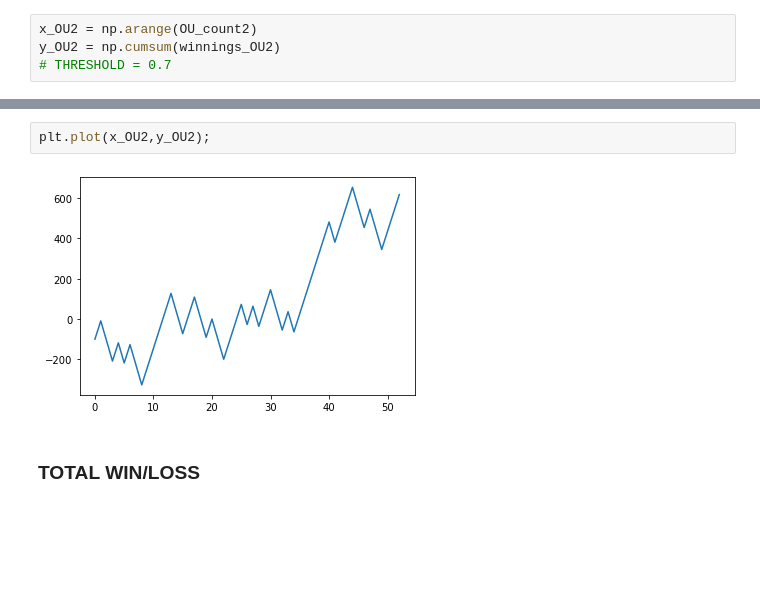
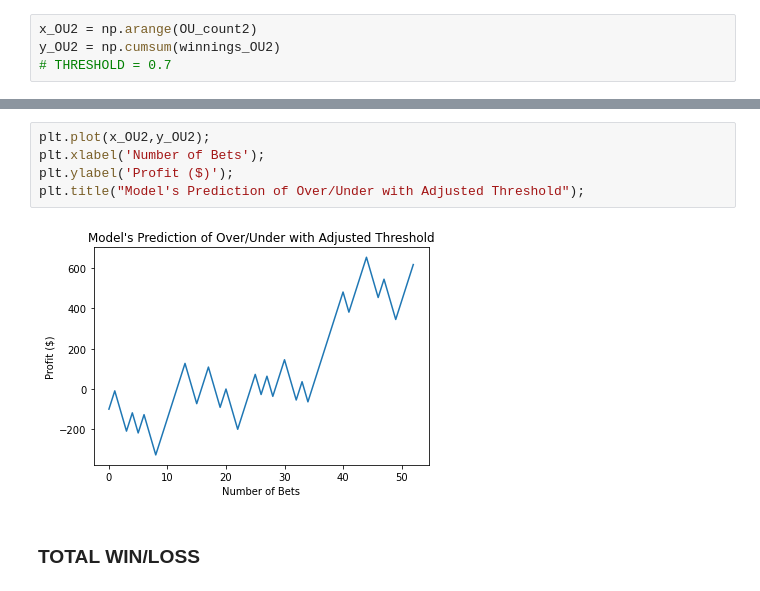
Before and after one commit to GogateVarun/NBA-Game-Predictor, a Jupyter notebook: Machine Learning/Playoffs_Predictions.ipynb, the cells around one changed output, grey strips where cells are left out. Cells and saved outputs as stored; diff of their text form; blank space fills up the shorter version.

```diff
--- a/Machine Learning/Playoffs_Predictions.ipynb
+++ b/Machine Learning/Playoffs_Predictions.ipynb
@@ -417,7 +450,10 @@ plt.plot(x_spread2,y_spread2);
 # %%
 plt.plot(x_OU2,y_OU2);
+plt.xlabel('Number of Bets');
+plt.ylabel('Profit ($)');
+plt.title("Model's Prediction of Over/Under with Adjusted Threshold");
 # %% [output]
-[figure, old version]
+[figure, new version]
 # %% [markdown]
 ### TOTAL WIN/LOSS
 # %%
```
Also changed, not shown: parts of 16 cells of this notebook, 2 other files.
